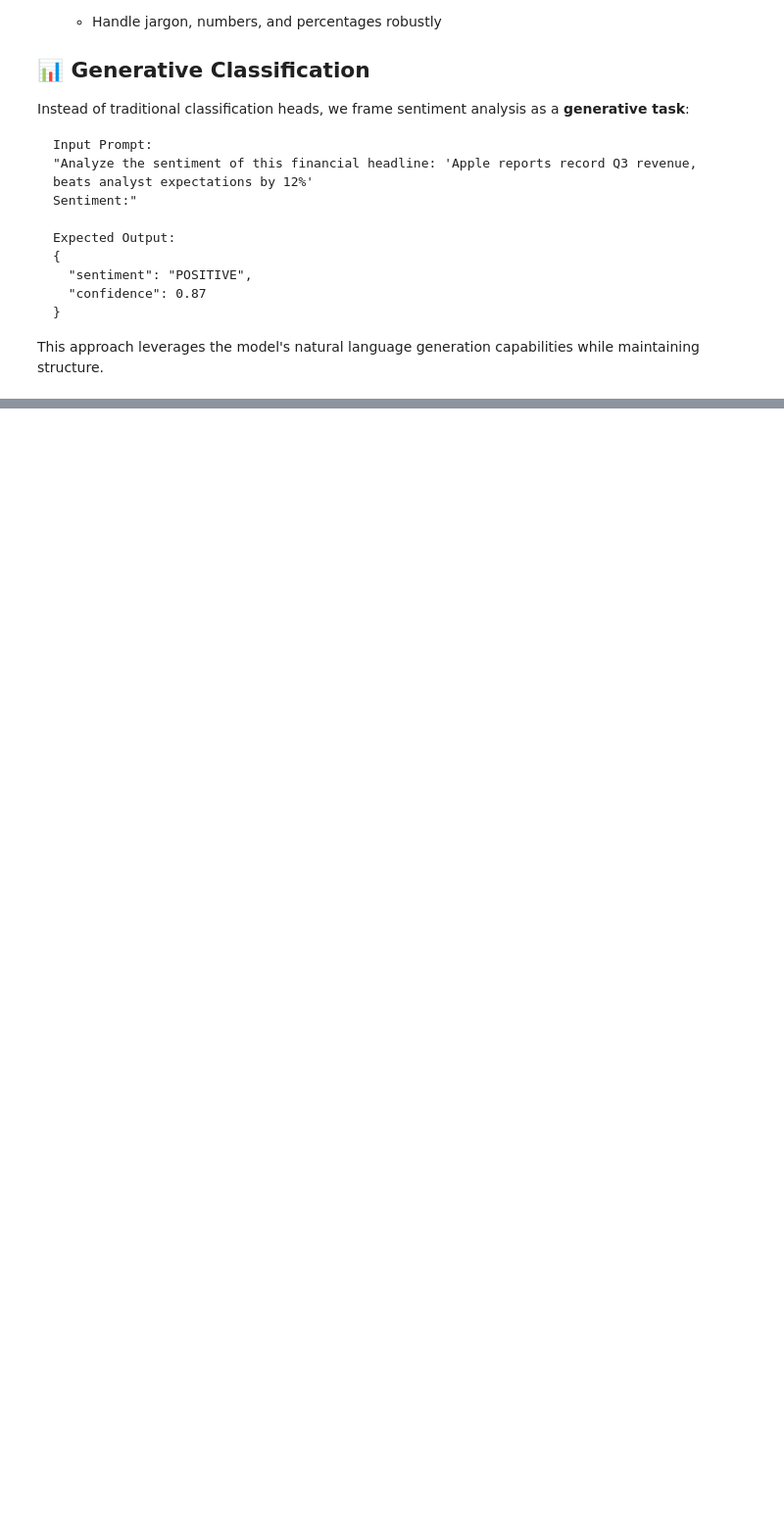
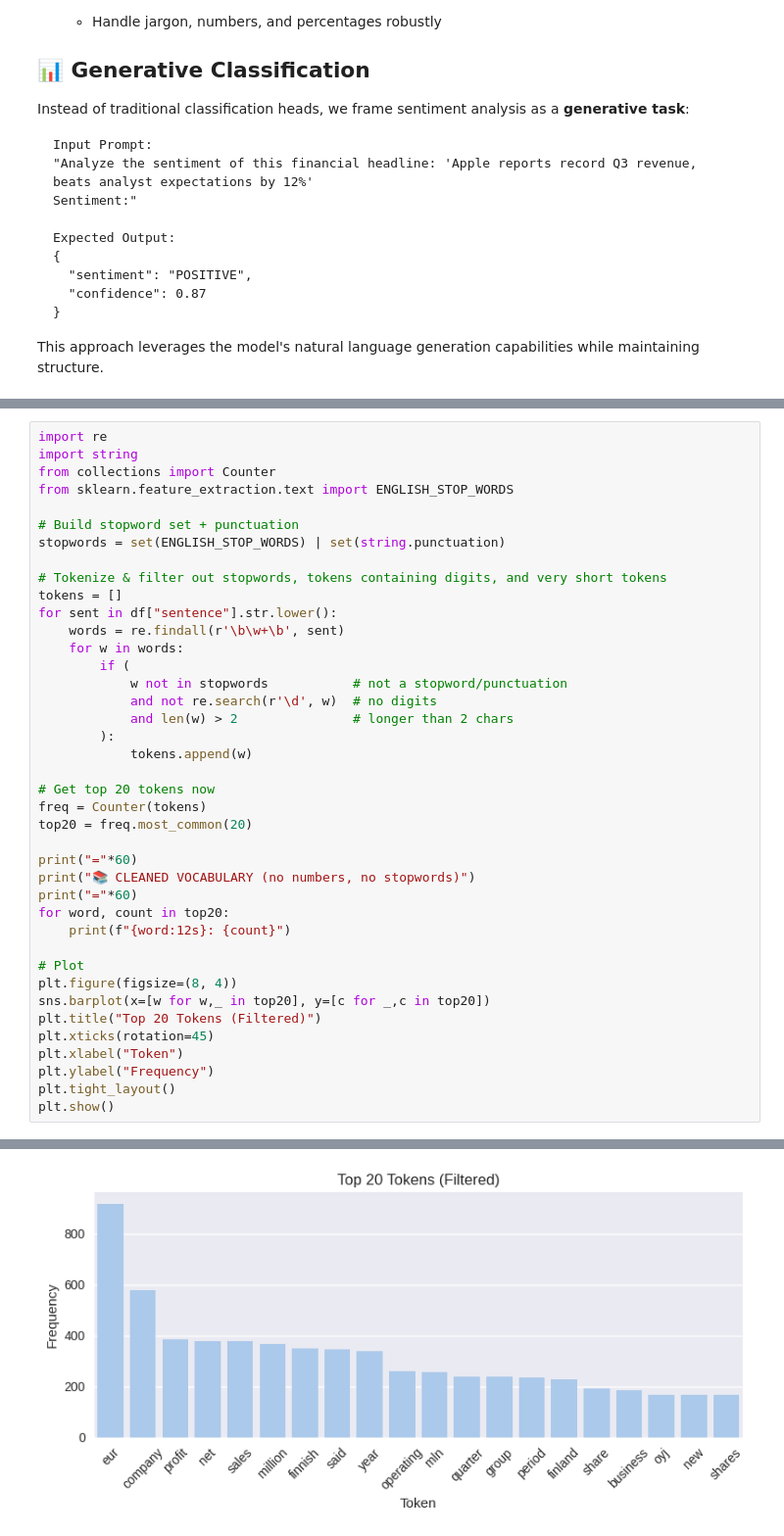
Before and after one commit to amanzoni1/Fine_Tuning, a Jupyter notebook: SFT_Gemma_7B_Instruct.ipynb, the cells around one changed output, grey strips where cells are left out. Shown at 98% size. Saved outputs shown, nothing was run; the diff lists cells and outputs as text; blank space fills up the shorter version.

```diff
--- a/SFT_Gemma_7B_Instruct.ipynb
+++ b/SFT_Gemma_7B_Instruct.ipynb
@@ -659,0 +227,41 @@ Make sure to have access to it at https://huggingface.co/google/gemma-7b-it.
+# %%
+import re
+import string
+from collections import Counter
+from sklearn.feature_extraction.text import ENGLISH_STOP_WORDS
+
+# Build stopword set + punctuation
+stopwords = set(ENGLISH_STOP_WORDS) | set(string.punctuation)
+
+# Tokenize & filter out stopwords, tokens containing digits, and very short tokens
+tokens = []
+for sent in df["sentence"].str.lower():
+    words = re.findall(r'\b\w+\b', sent)
+    for w in words:
+        if (
+            w not in stopwords           # not a stopword/punctuation
+            and not re.search(r'\d', w)  # no digits
+            and len(w) > 2               # longer than 2 chars
+        ):
+            tokens.append(w)
+
+# Get top 20 tokens now
+freq = Counter(tokens)
+top20 = freq.most_common(20)
+
+print("="*60)
+print("📚 CLEANED VOCABULARY (no numbers, no stopwords)")
+print("="*60)
+for word, count in top20:
+    print(f"{word:12s}: {count}")
+
+# Plot
+plt.figure(figsize=(8, 4))
+sns.barplot(x=[w for w,_ in top20], y=[c for _,c in top20])
+plt.title("Top 20 Tokens (Filtered)")
+plt.xticks(rotation=45)
+plt.xlabel("Token")
+plt.ylabel("Frequency")
+plt.tight_layout()
+plt.show()
+# %% [output]
@@ -659,0 +285 @@ Make sure to have access to it at https://huggingface.co/google/gemma-7b-it.
+[figure, added]
```
Also changed, not shown: parts of 38 cells of this notebook.
